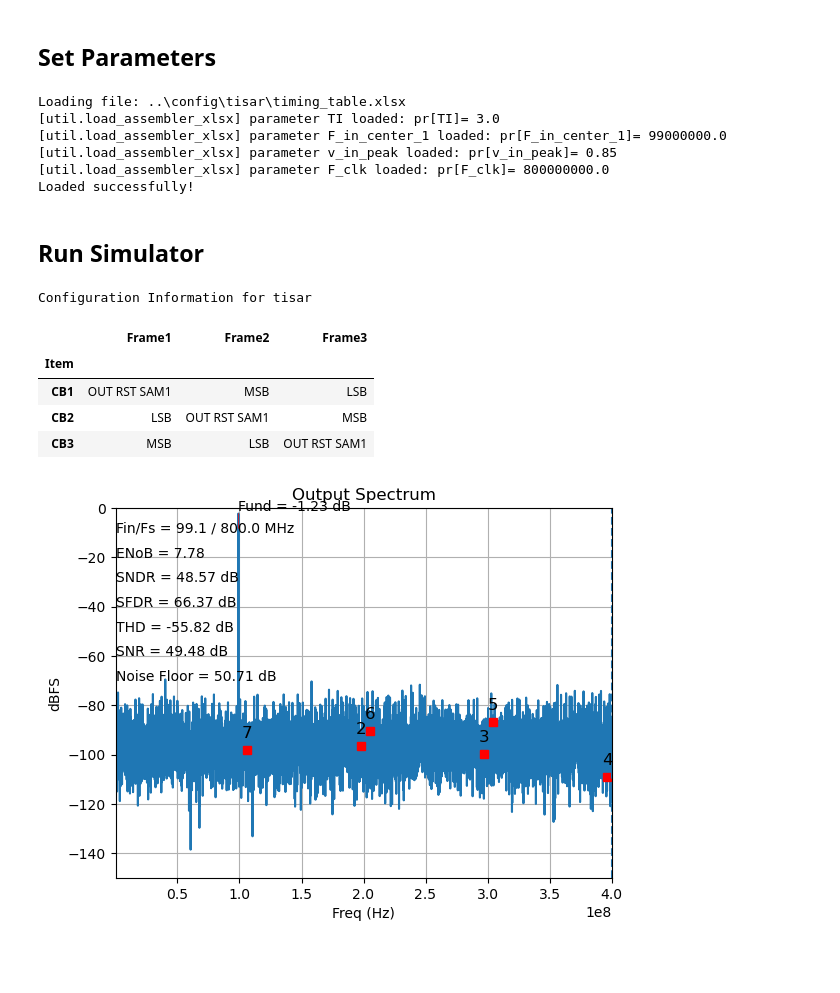
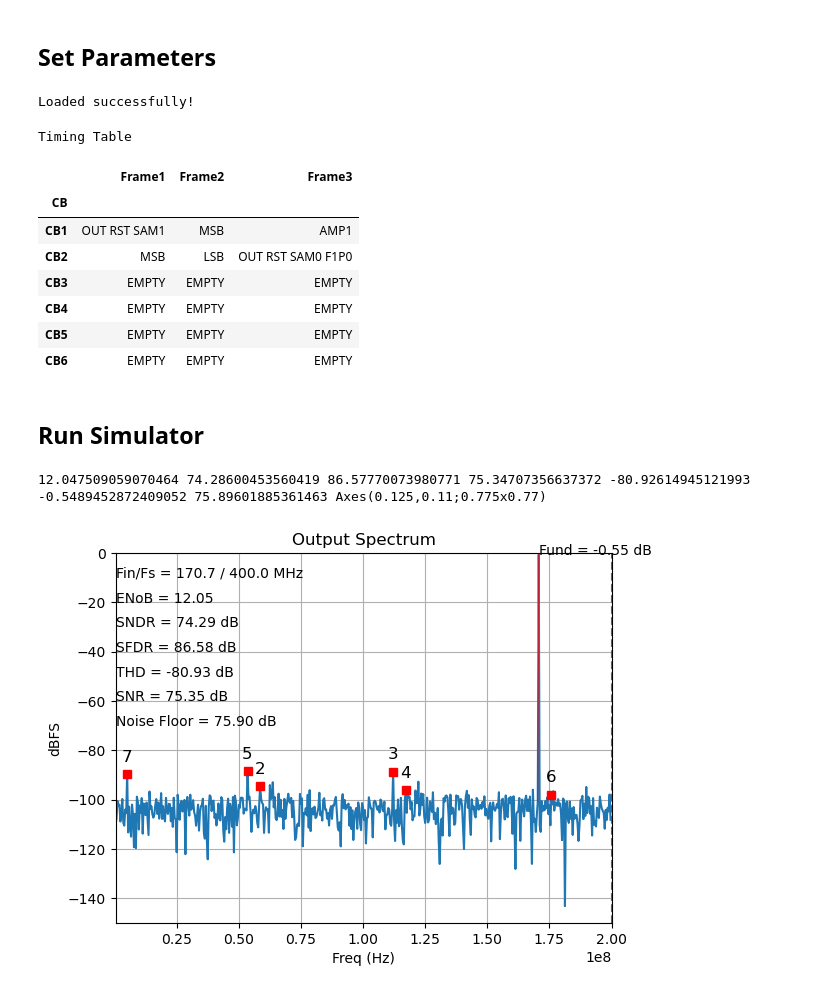
Before and after one commit to lin-k23/SAR_ADC, a Jupyter notebook: sim.ipynb, the cells around one changed output. Drawn from its saved outputs; the diff is of its cells as text; code cells hidden in the pictures; blank space fills up the shorter version.

```diff
--- a/sim.ipynb
+++ b/sim.ipynb
@@ -32,28 +31,25 @@ pr_loaded = load_assembler_xlsx(config_file_path)
 pr.update(pr_loaded)
 if "T_assembler" in pr:
     print("Loaded successfully!\n")
-cfg_info = pd.DataFrame(pr["T_assembler"])
+cfg_info = pd.DataFrame(pr["conf_table"])
+display_dataframe(cfg_info,pr["conf_name"])
 # %% [output]
-Loading file: ..\config\tisar\timing_table.xlsx
-[util.load_assembler_xlsx] parameter TI loaded: pr[TI]= 3.0
-[util.load_assembler_xlsx] parameter F_in_center_1 loaded: pr[F_in_center_1]= 99000000.0
-[util.load_assembler_xlsx] parameter v_in_peak loaded: pr[v_in_peak]= 0.85
-[util.load_assembler_xlsx] parameter F_clk loaded: pr[F_clk]= 800000000.0
 Loaded successfully!
+Timing Table
+|  | Frame1 | Frame2 | Frame3 |
+| CB |  |  |  |
+| CB1 | OUT RST SAM1 | MSB | AMP1 |
+| CB2 | MSB | LSB | OUT RST SAM0 F1P0 |
+| CB3 | EMPTY | EMPTY | EMPTY |
+| CB4 | EMPTY | EMPTY | EMPTY |
+| CB5 | EMPTY | EMPTY | EMPTY |
+| CB6 | EMPTY | EMPTY | EMPTY |
 # %% [markdown]
 ## Run Simulator
-# %%
-display_dataframe(cfg_info,pr["conf_name"])
-# %% [output]
-Configuration Information for tisar
-|  | Frame1 | Frame2 | Frame3 |
-| Item |  |  |  |
-| CB1 | OUT RST SAM1 | MSB | LSB |
-| CB2 | LSB | OUT RST SAM1 | MSB |
-| CB3 | MSB | LSB | OUT RST SAM1 |
 # %%
 da = RISCA_core(mdl, pr, signal_source(pr, mdl))
-test = Analyser(da, pr)
+test = Analyser(da, pr,mdl)
 test.mode_analyser()
 # %% [output]
+12.047509059070464 74.28600453560419 86.57770073980771 75.34707356637372 -80.92614945121993 -0.5489452872409052 75.89601885361463 Axes(0.125,0.11;0.775x0.77)
-[figure, old version]
+[figure, new version]
```
Also changed, not shown: parts of 1 cell of this notebook, 7 other files.
